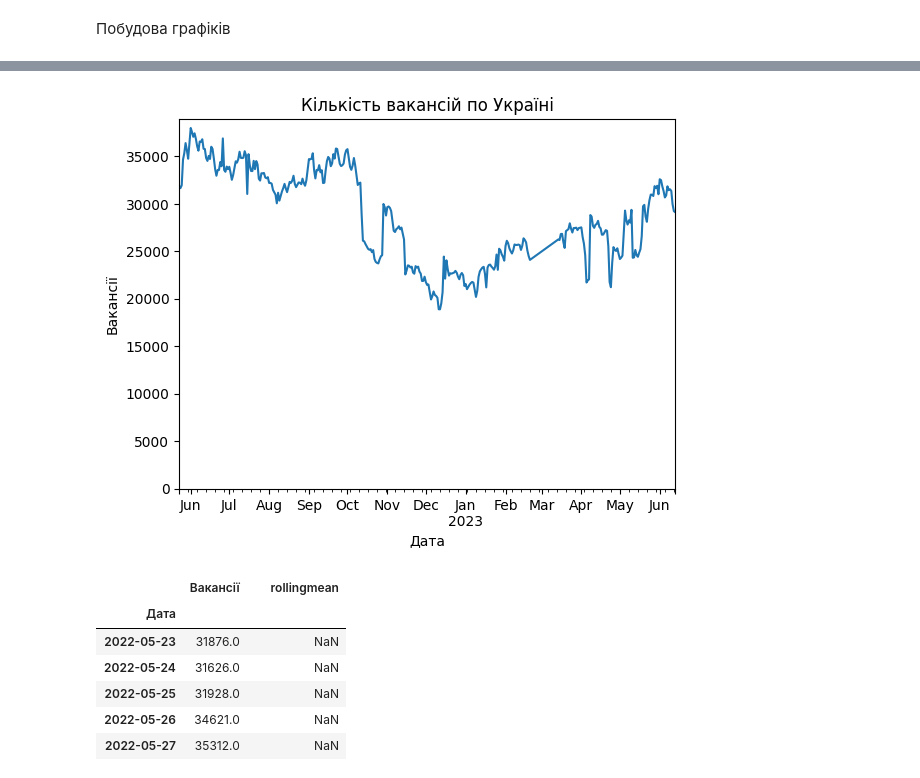
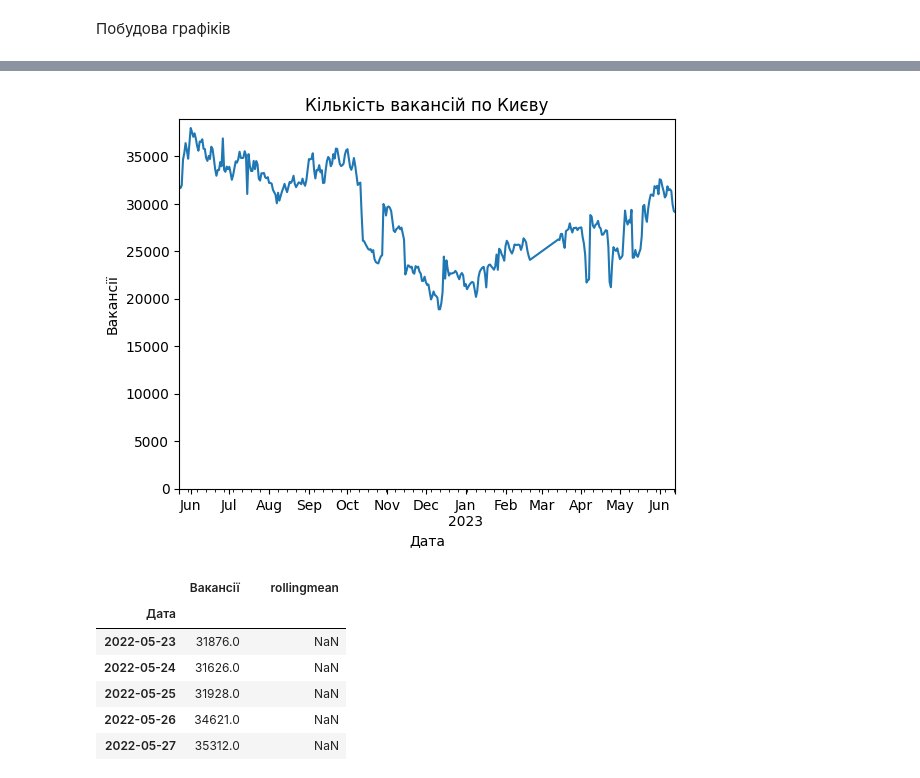
Before and after one commit to AliKon11/---, a Jupyter notebook: PythonLesson.ipynb, the cells around one changed output, grey strips where cells are left out. Saved outputs shown, nothing was run; the diff lists cells and outputs as text; code cells hidden in the pictures.

```diff
--- a/PythonLesson.ipynb
+++ b/PythonLesson.ipynb
@@ -8,7 +8,7 @@ import pandas as pd
 import numpy as np
 import matplotlib.pyplot as plt
 # %%
-response =requests.get("https://uadata.net/work-positions/cities.json")
+response = requests.get("https://uadata.net/work-positions/cities.json?о=Київ")
 data_json = response.json()
 # %% [markdown]
 Створення DataFrame
@@ -77,13 +76,13 @@ df["Вакансії"] = df['Вакансії'].replace(0,np.nan)
 df['Вакансії'] = df["Вакансії"].interpolate()
 # %%
 df["Вакансії"].plot()
-plt.title("Кількість вакансій по Україні")
+plt.title("Кількість вакансій по Києву")
 plt.xlabel('Дата')
 plt.ylabel('Вакансії')
 plt.ylim(bottom=0)
 plt.show()
 # %% [output]
-[figure, old version]
+[figure, new version]
 # %%
 from pandas.core import window
 df['rollingmean'] = df['Вакансії'].rolling(window=7).mean()
```
Also changed, not shown: parts of 13 cells of this notebook.
